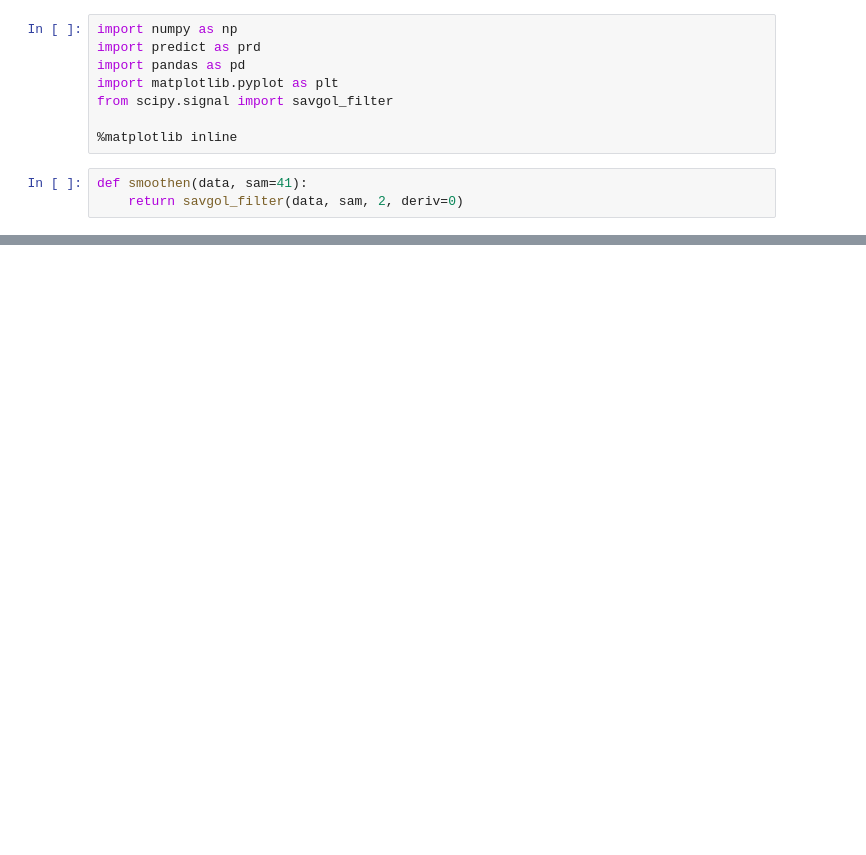
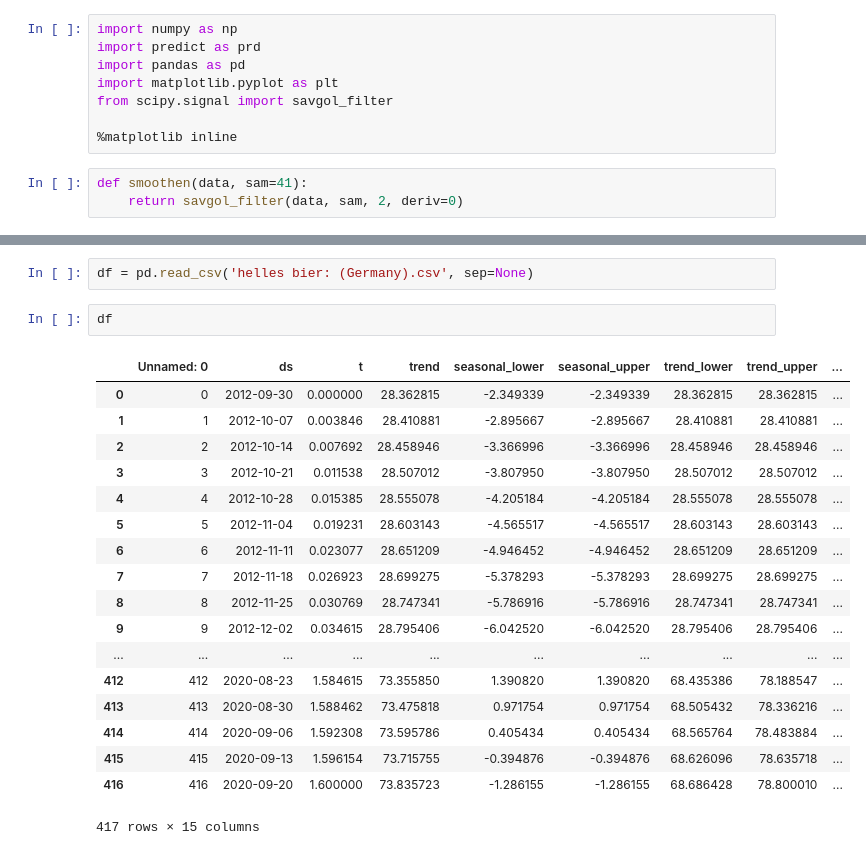
Before and after one commit to fetis/brlohack, a Jupyter notebook: google.ipynb, the cells around one changed output, grey strips where cells are left out. Cells and saved outputs as stored; diff of their text form; blank space fills up the shorter version.

```diff
--- a/google.ipynb
+++ b/google.ipynb
@@ -72,0 +77,23 @@ for k, colname in enumerate(colnames):
+# %%
+df = pd.read_csv('helles bier: (Germany).csv', sep=None)
+# %%
+df
+# %% [output]
+|  | Unnamed: 0 | ds | t | trend | seasonal_lower | seasonal_upper | trend_lower | trend_upper | ... |
+| 0 | 0 | 2012-09-30 | 0.000000 | 28.362815 | -2.349339 | -2.349339 | 28.362815 | 28.362815 | ... |
+| 1 | 1 | 2012-10-07 | 0.003846 | 28.410881 | -2.895667 | -2.895667 | 28.410881 | 28.410881 | ... |
+| 2 | 2 | 2012-10-14 | 0.007692 | 28.458946 | -3.366996 | -3.366996 | 28.458946 | 28.458946 | ... |
+| 3 | 3 | 2012-10-21 | 0.011538 | 28.507012 | -3.807950 | -3.807950 | 28.507012 | 28.507012 | ... |
+| 4 | 4 | 2012-10-28 | 0.015385 | 28.555078 | -4.205184 | -4.205184 | 28.555078 | 28.555078 | ... |
+| 5 | 5 | 2012-11-04 | 0.019231 | 28.603143 | -4.565517 | -4.565517 | 28.603143 | 28.603143 | ... |
+| 6 | 6 | 2012-11-11 | 0.023077 | 28.651209 | -4.946452 | -4.946452 | 28.651209 | 28.651209 | ... |
+| 7 | 7 | 2012-11-18 | 0.026923 | 28.699275 | -5.378293 | -5.378293 | 28.699275 | 28.699275 | ... |
+| 8 | 8 | 2012-11-25 | 0.030769 | 28.747341 | -5.786916 | -5.786916 | 28.747341 | 28.747341 | ... |
+| 9 | 9 | 2012-12-02 | 0.034615 | 28.795406 | -6.042520 | -6.042520 | 28.795406 | 28.795406 | ... |
+| ... | ... | ... | ... | ... | ... | ... | ... | ... | ... |
+| 412 | 412 | 2020-08-23 | 1.584615 | 73.355850 | 1.390820 | 1.390820 | 68.435386 | 78.188547 | ... |
+| 413 | 413 | 2020-08-30 | 1.588462 | 73.475818 | 0.971754 | 0.971754 | 68.505432 | 78.336216 | ... |
+| 414 | 414 | 2020-09-06 | 1.592308 | 73.595786 | 0.405434 | 0.405434 | 68.565764 | 78.483884 | ... |
+| 415 | 415 | 2020-09-13 | 1.596154 | 73.715755 | -0.394876 | -0.394876 | 68.626096 | 78.635718 | ... |
+| 416 | 416 | 2020-09-20 | 1.600000 | 73.835723 | -1.286155 | -1.286155 | 68.686428 | 78.800010 | ... |
+417 rows × 15 columns
```
Also changed, not shown: parts of 10 cells of this notebook.
